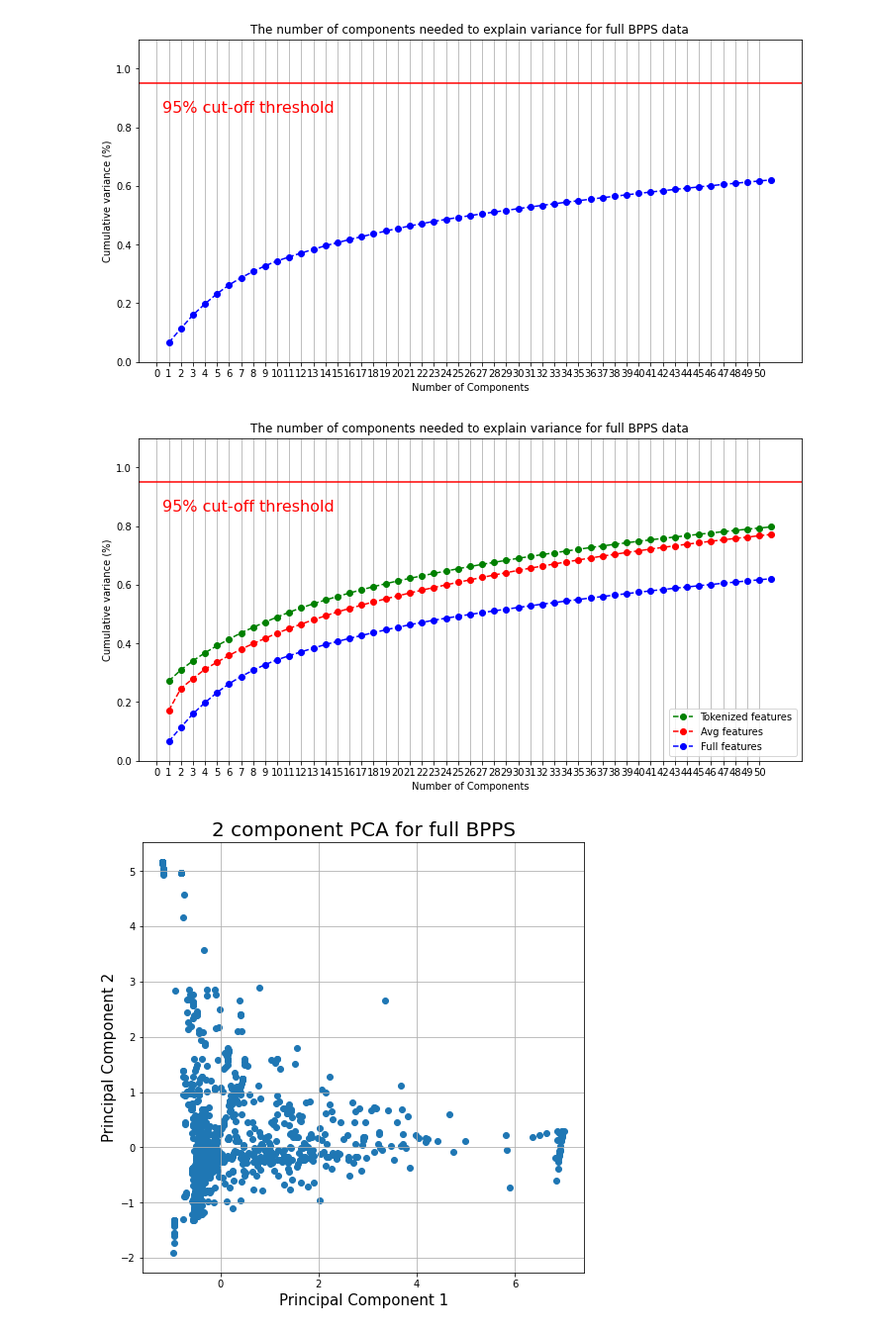
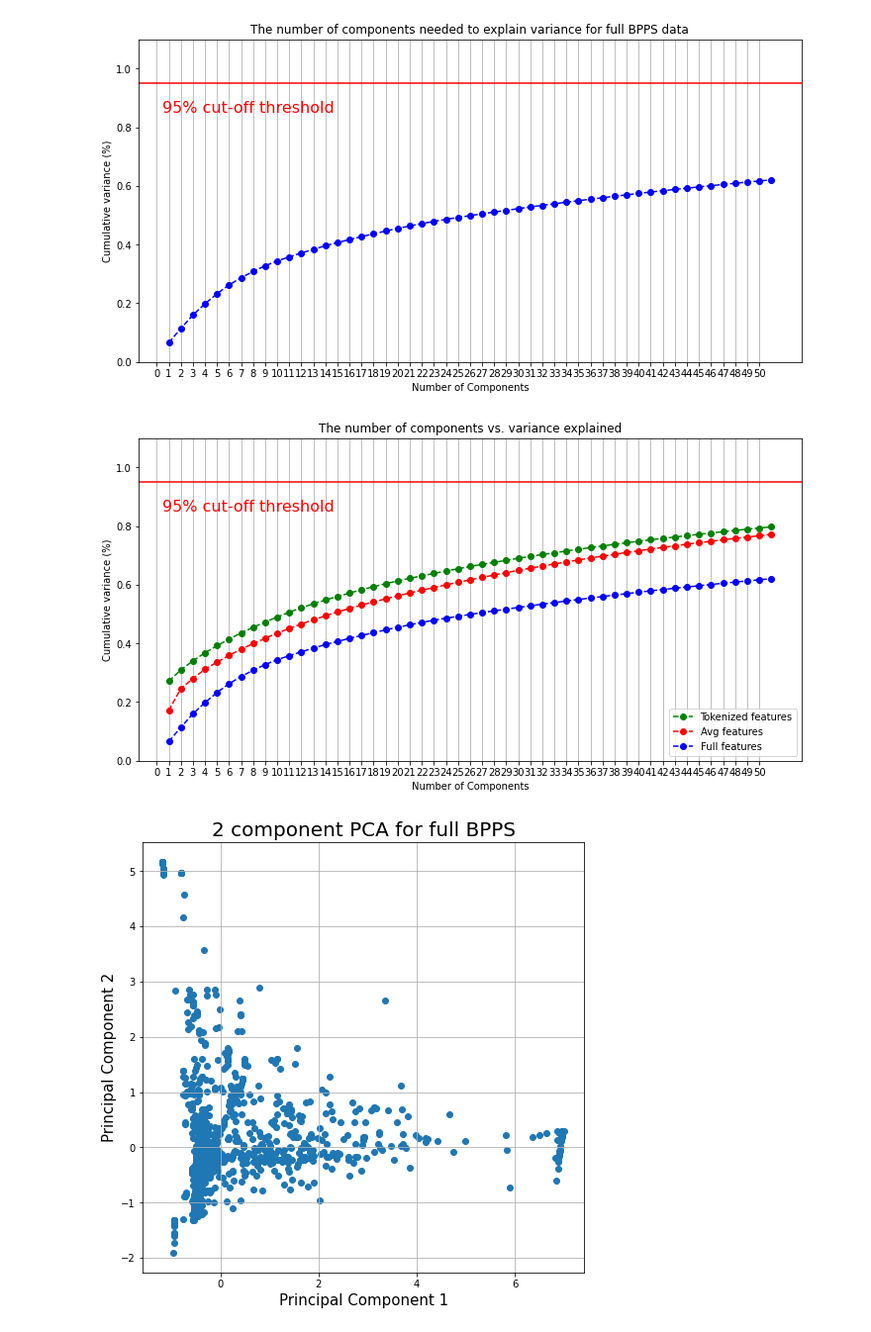
Before and after one commit to bruce-lam/W207_Final_Zhu_Yu_Lam, a Jupyter notebook: W207_Final_Project_Yu_Zhu_Lam.ipynb, the cells around one changed output. Shown: that part at 99% size. Cells and saved outputs as stored; diff of their text form; code cells hidden in the pictures.

Commit message:
updating graphs

```diff
--- a/W207_Final_Project_Yu_Zhu_Lam.ipynb
+++ b/W207_Final_Project_Yu_Zhu_Lam.ipynb
@@ -1103,29 +1103,29 @@ The fraction of the total variance in the train data explained by 50  component(
 # %%
 plt.rcParams["figure.figsize"] = (12,6)
 
 fig, ax = plt.subplots()
 
 plt.ylim(0.0,1.1)
 plt.plot(xi_token, y_token, marker='o', linestyle='--', color='g', label = "Tokenized features")
 plt.plot(xi_avg, y_avg, marker='o', linestyle='--', color='r', label = "Avg features")
 plt.plot(xi_full, y_full, marker='o', linestyle='--', color='b', label = "Full features")
 
 
 
 plt.xlabel('Number of Components')
 plt.xticks(np.arange(0, 51, step=1))
 plt.ylabel('Cumulative variance (%)')
-plt.title('The number of components needed to explain variance for full BPPS data')
+plt.title('The number of components vs. variance explained')
 
 plt.axhline(y=0.95, color='r', linestyle='-')
 plt.text(0.5, 0.85, '95% cut-off threshold', color = 'red', fontsize=16)
 
 plt.legend()
 
 ax.grid(axis='x')
 plt.show()
 # %% [output]
-[figure, old version]
+[figure, new version]
 # %%
 # Initialize PCA w/ 2 components on full BPPS
 pca = PCA(n_components=50)
```
Also changed, not shown: parts of 1 cell of this notebook.
